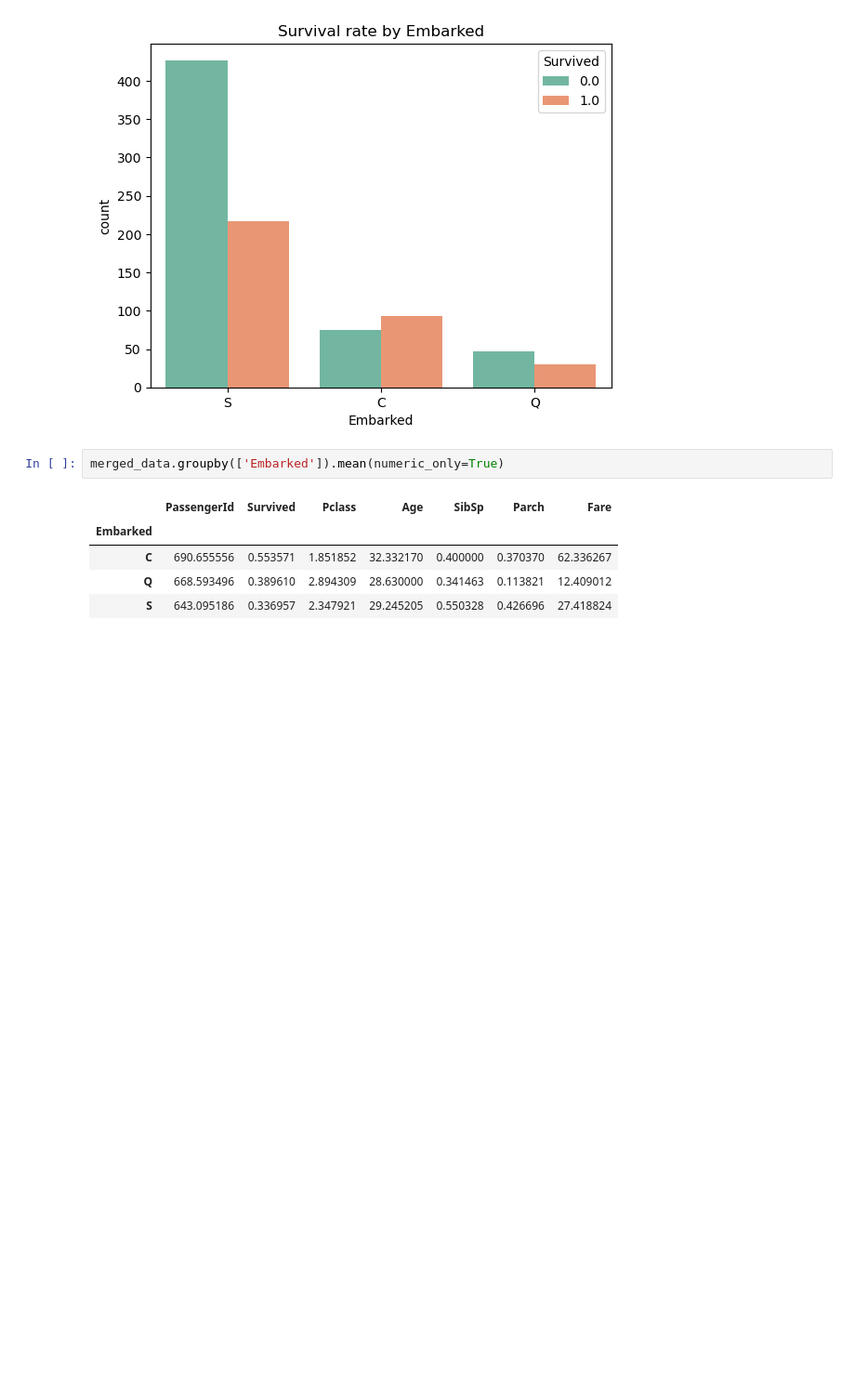
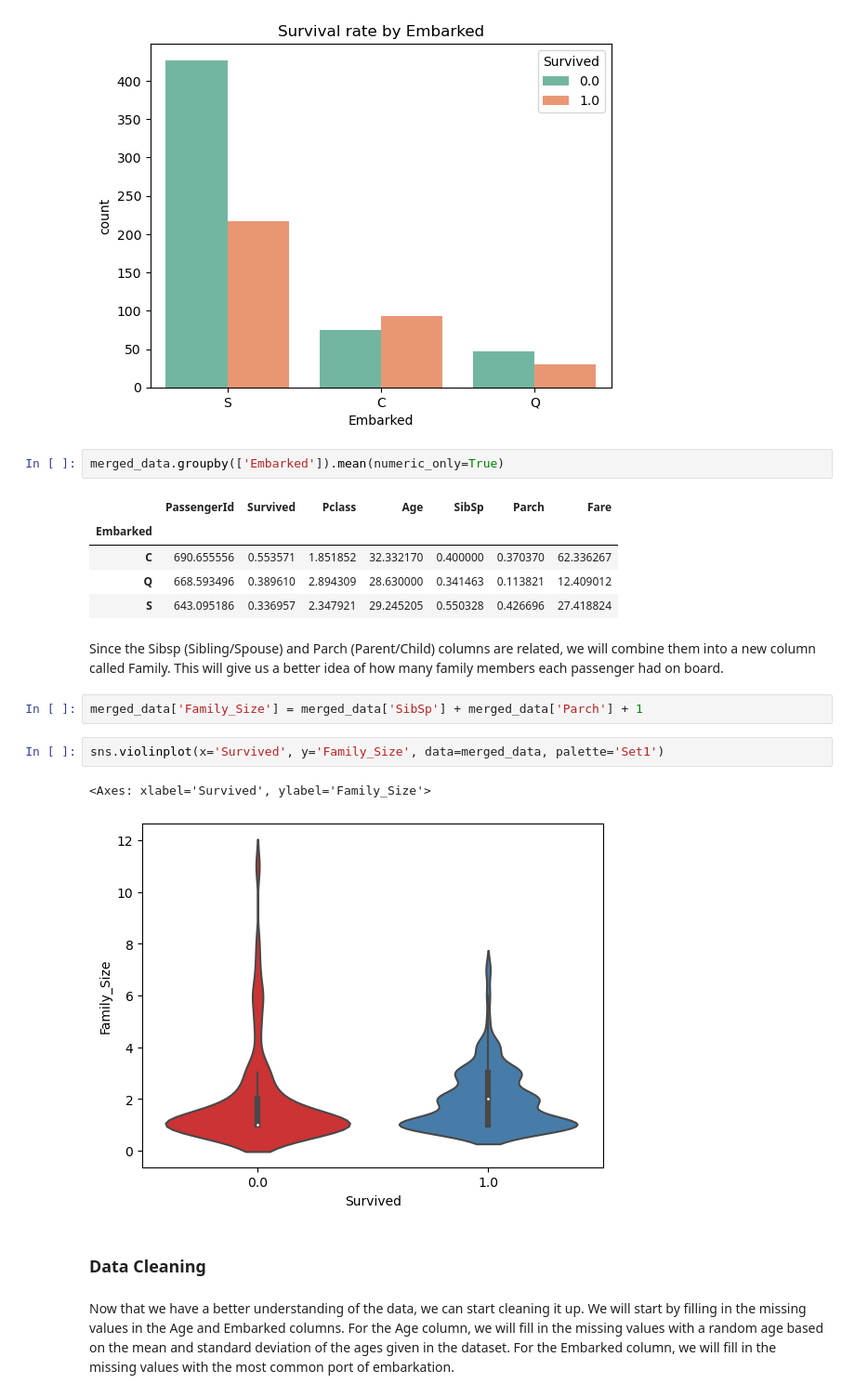
Before and after one commit to Pav-Van/Kaggle-Titanic-Prediction, a Jupyter notebook: Titanic_Predictions.ipynb, the cells around one changed output. Shown at 93% size. Cells and saved outputs as stored; diff of their text form; blank space fills up the shorter version.

Commit message:
Update: Finished EDA, started preprocessing

```diff
--- a/Titanic_Predictions.ipynb
+++ b/Titanic_Predictions.ipynb
@@ -161,3 +156,16 @@ merged_data.groupby(['Embarked']).mean(numeric_only=True)
 | C | 690.655556 | 0.553571 | 1.851852 | 32.332170 | 0.400000 | 0.370370 | 62.336267 |
 | Q | 668.593496 | 0.389610 | 2.894309 | 28.630000 | 0.341463 | 0.113821 | 12.409012 |
 | S | 643.095186 | 0.336957 | 2.347921 | 29.245205 | 0.550328 | 0.426696 | 27.418824 |
+# %% [markdown]
+Since the Sibsp (Sibling/Spouse) and Parch (Parent/Child) columns are related, we will combine them into a new column called Family. This will give us a better idea of how many family members each passenger had on board.
+# %%
+merged_data['Family_Size'] = merged_data['SibSp'] + merged_data['Parch'] + 1
+# %%
+sns.violinplot(x='Survived', y='Family_Size', data=merged_data, palette='Set1')
+# %% [output]
+<Axes: xlabel='Survived', ylabel='Family_Size'>
+[figure, added]
+# %% [markdown]
+<h3> Data Cleaning </h3>
+# %% [markdown]
+Now that we have a better understanding of the data, we can start cleaning it up. We will start by filling in the missing values in the Age and Embarked columns. For the Age column, we will fill in the missing values with a random age based on the mean and standard deviation of the ages given in the dataset. For the Embarked column, we will fill in the missing values with the most common port of embarkation.
```
Also changed, not shown: parts of 5 cells of this notebook.
